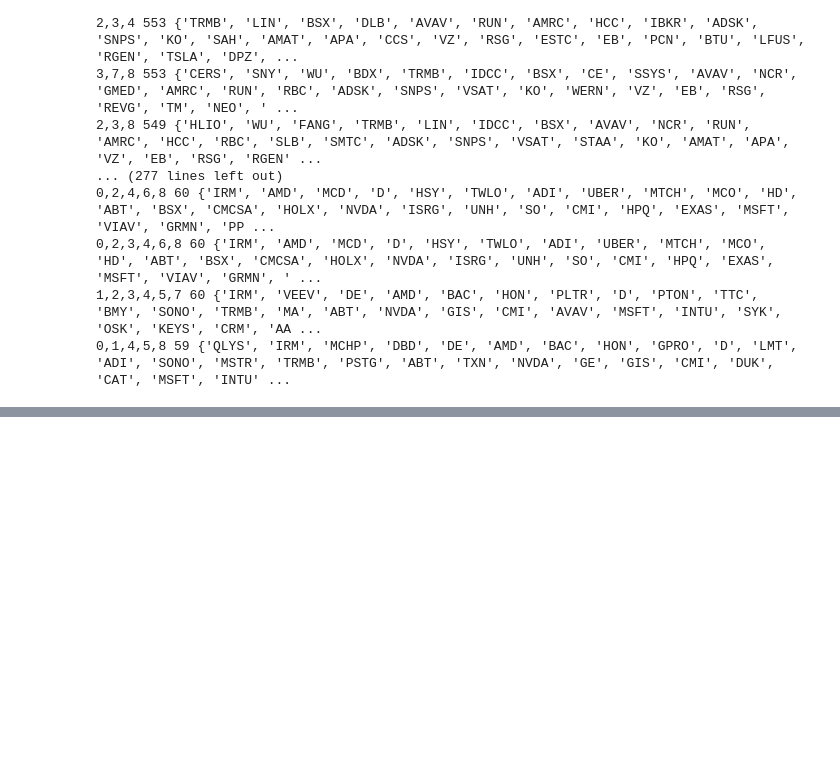
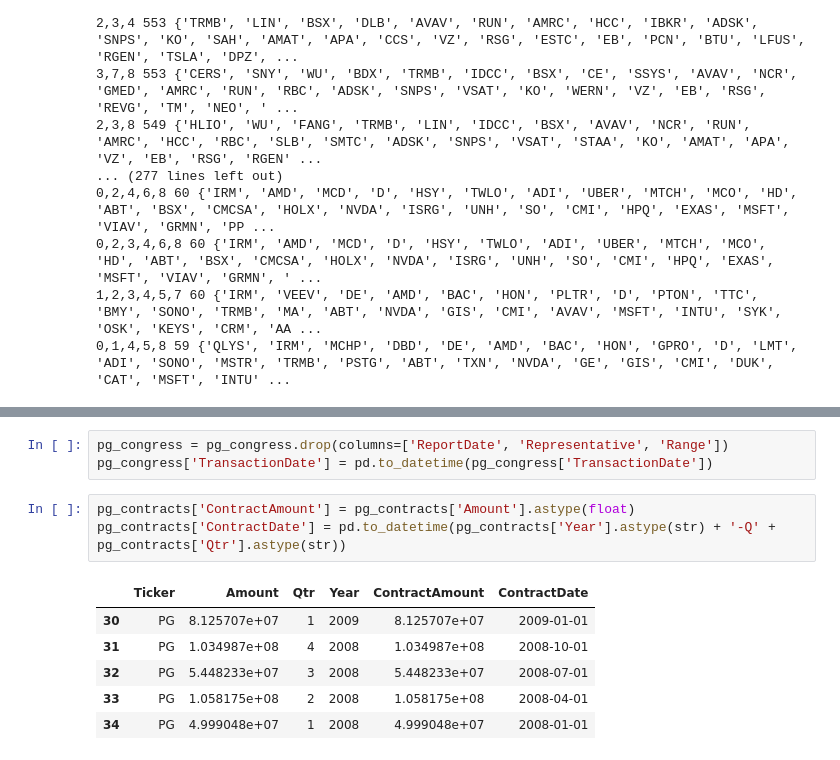
Before and after one commit to xtrabyte-consulting/alt-trading-signals, a Jupyter notebook: UnionsAllLive/OptimalUnionSet.ipynb, the cells around one changed output, grey strips where cells are left out. Saved outputs shown, nothing was run; the diff lists cells and outputs as text; blank space fills up the shorter version.

```diff
--- a/UnionsAllLive/OptimalUnionSet.ipynb
+++ b/UnionsAllLive/OptimalUnionSet.ipynb
@@ -145,0 +179,13 @@ for key, value in sorted_intersections.items():
+# %%
+pg_congress = pg_congress.drop(columns=['ReportDate', 'Representative', 'Range'])
+pg_congress['TransactionDate'] = pd.to_datetime(pg_congress['TransactionDate'])
+# %%
+pg_contracts['ContractAmount'] = pg_contracts['Amount'].astype(float)
+pg_contracts['ContractDate'] = pd.to_datetime(pg_contracts['Year'].astype(str) + '-Q' + pg_contracts['Qtr'].astype(str))
+# %% [output]
+|  | Ticker | Amount | Qtr | Year | ContractAmount | ContractDate |
+| 30 | PG | 8.125707e+07 | 1 | 2009 | 8.125707e+07 | 2009-01-01 |
+| 31 | PG | 1.034987e+08 | 4 | 2008 | 1.034987e+08 | 2008-10-01 |
+| 32 | PG | 5.448233e+07 | 3 | 2008 | 5.448233e+07 | 2008-07-01 |
+| 33 | PG | 1.058175e+08 | 2 | 2008 | 1.058175e+08 | 2008-04-01 |
+| 34 | PG | 4.999048e+07 | 1 | 2008 | 4.999048e+07 | 2008-01-01 |
```
Also changed, not shown: parts of 24 cells of this notebook.
